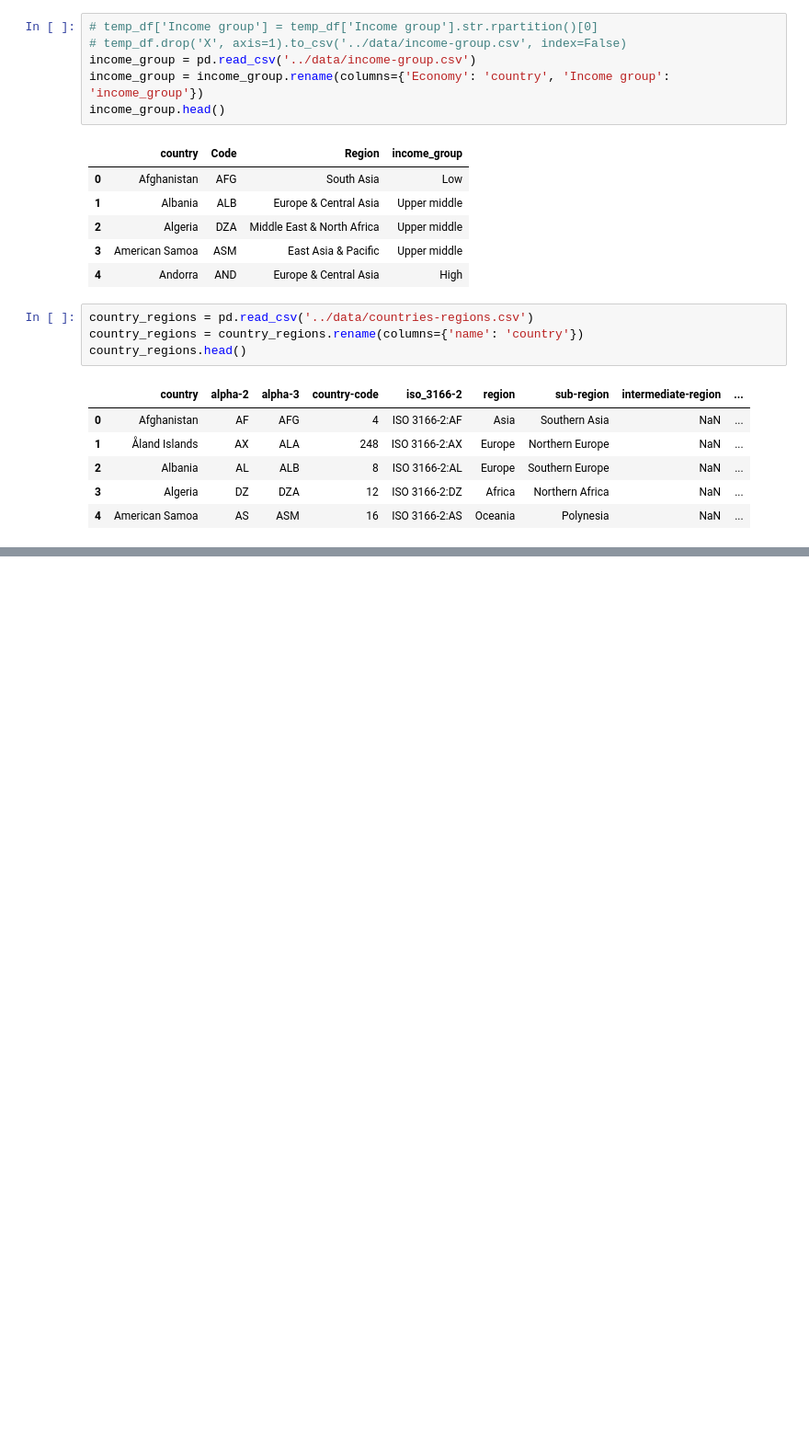
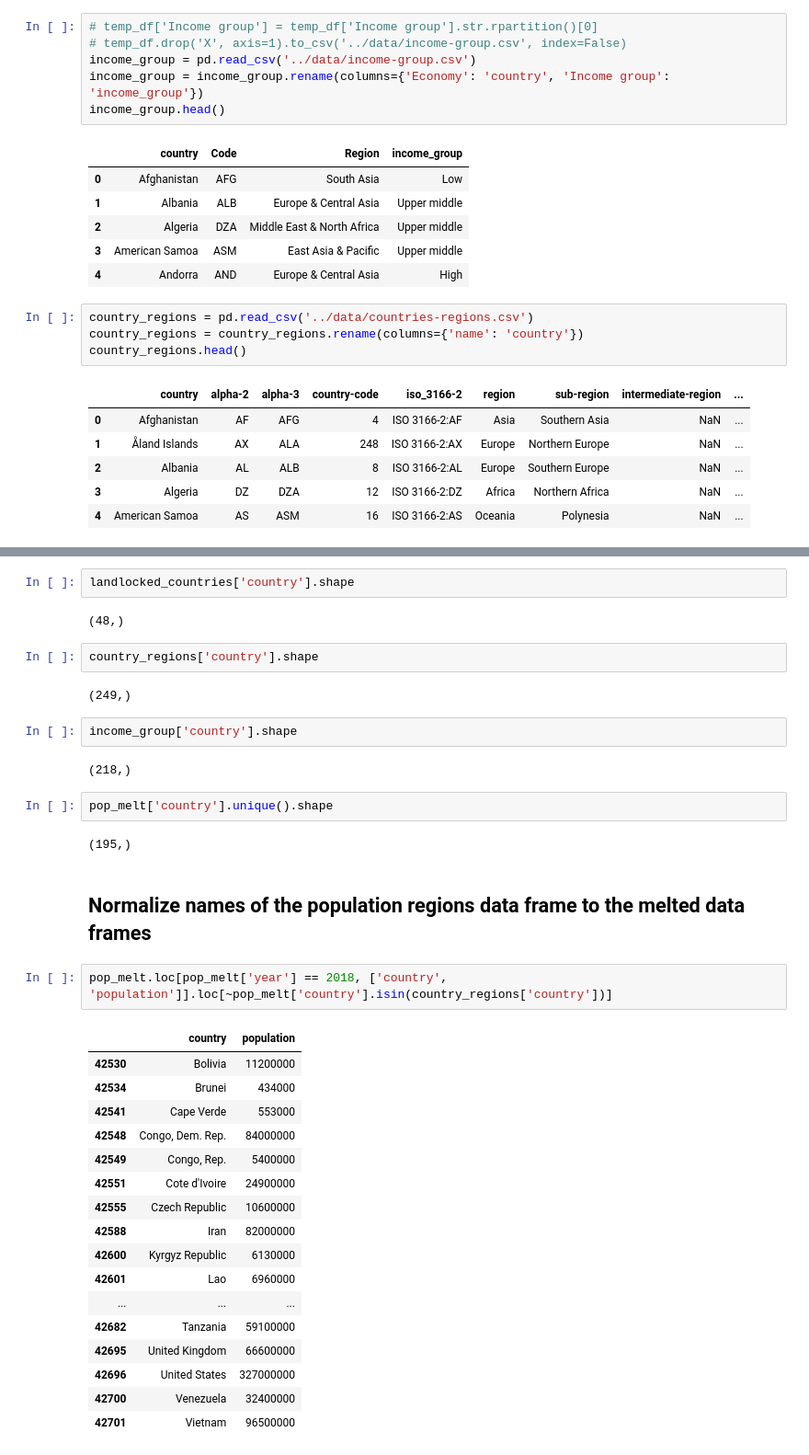
Before and after one commit to UofTCoders/2018-09-10-utoronto, a Jupyter notebook: code/dataset-generation.ipynb, the cells around one changed output, grey strips where cells are left out. Shown at 92% size. Drawn from its saved outputs; the diff is of its cells as text; blank space fills up the shorter version.

```diff
--- a/code/dataset-generation.ipynb
+++ b/code/dataset-generation.ipynb
@@ -128,0 +144,38 @@ country_regions.head()
+# %%
+landlocked_countries['country'].shape
+# %% [output]
+(48,)
+# %%
+country_regions['country'].shape
+# %% [output]
+(249,)
+# %%
+income_group['country'].shape
+# %% [output]
+(218,)
+# %%
+pop_melt['country'].unique().shape
+# %% [output]
+(195,)
+# %% [markdown]
+## Normalize names of the population regions data frame to the melted data frames
+# %%
+pop_melt.loc[pop_melt['year'] == 2018, ['country', 'population']].loc[~pop_melt['country'].isin(country_regions['country'])]
+# %% [output]
+|  | country | population |
+| 42530 | Bolivia | 11200000 |
+| 42534 | Brunei | 434000 |
+| 42541 | Cape Verde | 553000 |
+| 42548 | Congo, Dem. Rep. | 84000000 |
+| 42549 | Congo, Rep. | 5400000 |
+| 42551 | Cote d'Ivoire | 24900000 |
+| 42555 | Czech Republic | 10600000 |
+| 42588 | Iran | 82000000 |
+| 42600 | Kyrgyz Republic | 6130000 |
+| 42601 | Lao | 6960000 |
+| ... | ... | ... |
+| 42682 | Tanzania | 59100000 |
+| 42695 | United Kingdom | 66600000 |
+| 42696 | United States | 327000000 |
+| 42700 | Venezuela | 32400000 |
+| 42701 | Vietnam | 96500000 |
```
Also changed, not shown: parts of 10 cells of this notebook.
